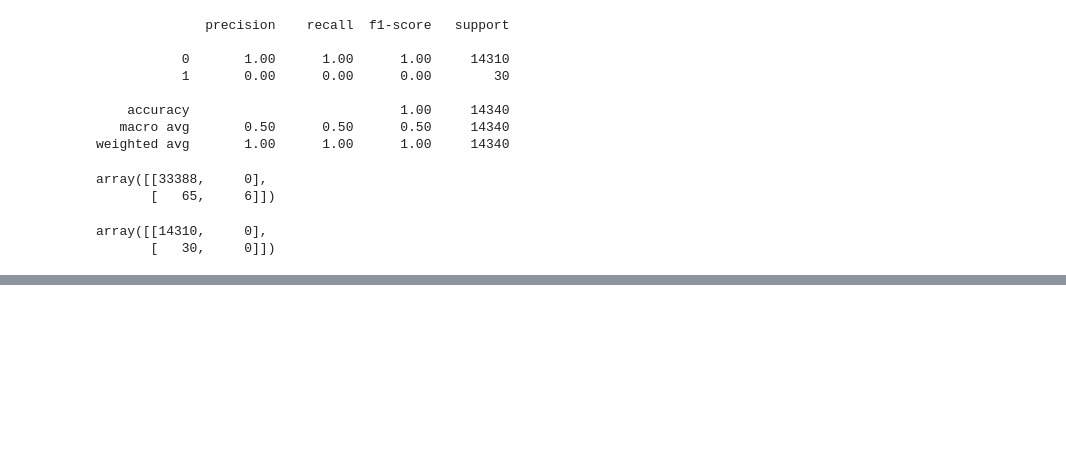
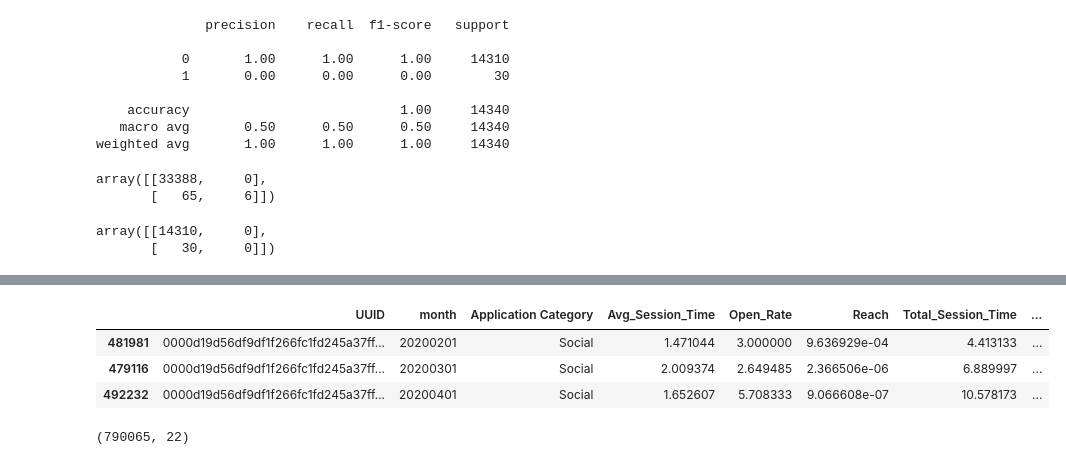
Before and after one commit to yagnik99/Funds-Prediction-for-a-Startup, a Jupyter notebook: Yagnik_Pandya_Capstone_Project_4_Startup_Funding_Prediction.ipynb, the cells around one changed output, grey strips where cells are left out. Drawn from its saved outputs; the diff is of its cells as text; code cells hidden in the pictures; blank space fills up the shorter version.

```diff
--- a/Yagnik_Pandya_Capstone_Project_4_Startup_Funding_Prediction.ipynb
+++ b/Yagnik_Pandya_Capstone_Project_4_Startup_Funding_Prediction.ipynb
@@ -935,0 +1040,5 @@ array([[14310,     0],
+# %%
+numerical = ['Avg_Session_Time_Prev1', 'Open_Rate_Prev1', 'Reach_Prev1', 'Total_Session_Time_Prev1']
+# %%
+for i in numerical:
+  Final_df[i+'_Prev2'] = Final_df.groupby('UUID')[i].shift(+1)
@@ -935,0 +1049,5 @@ array([[14310,     0],
+# %%
+numerical = ['Avg_Session_Time_Prev1_Prev2', 'Open_Rate_Prev1_Prev2', 'Reach_Prev1_Prev2', 'Total_Session_Time_Prev1_Prev2']
+# %%
+for i in numerical:
+  Final_df[i+'_Prev3'] = Final_df.groupby('UUID')[i].shift(+1)
@@ -935,0 +1058,11 @@ array([[14310,     0],
+# %%
+Final_df.head(3)
+# %% [output]
+|  | UUID | month | Application Category | Avg_Session_Time | Open_Rate | Reach | Total_Session_Time | ... |
+| 481981 | 0000d19d56df9df1f266fc1fd245a37ff... | 20200201 | Social | 1.471044 | 3.000000 | 9.636929e-04 | 4.413133 | ... |
+| 479116 | 0000d19d56df9df1f266fc1fd245a37ff... | 20200301 | Social | 2.009374 | 2.649485 | 2.366506e-06 | 6.889997 | ... |
+| 492232 | 0000d19d56df9df1f266fc1fd245a37ff... | 20200401 | Social | 1.652607 | 5.708333 | 9.066608e-07 | 10.578173 | ... |
+# %%
+Final_df.shape
+# %% [output]
+(790065, 22)
```
Also changed, not shown: parts of 88 cells of this notebook.
